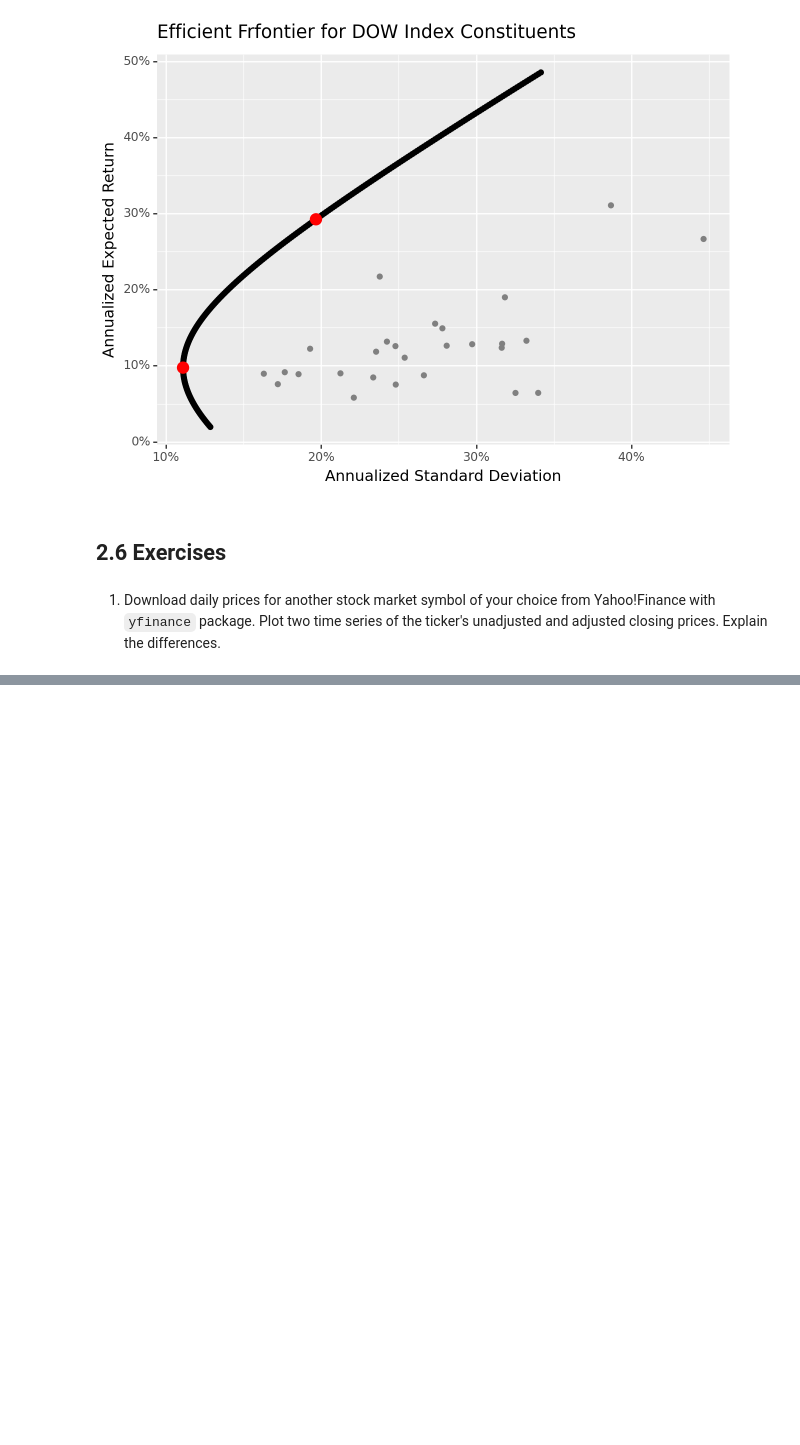
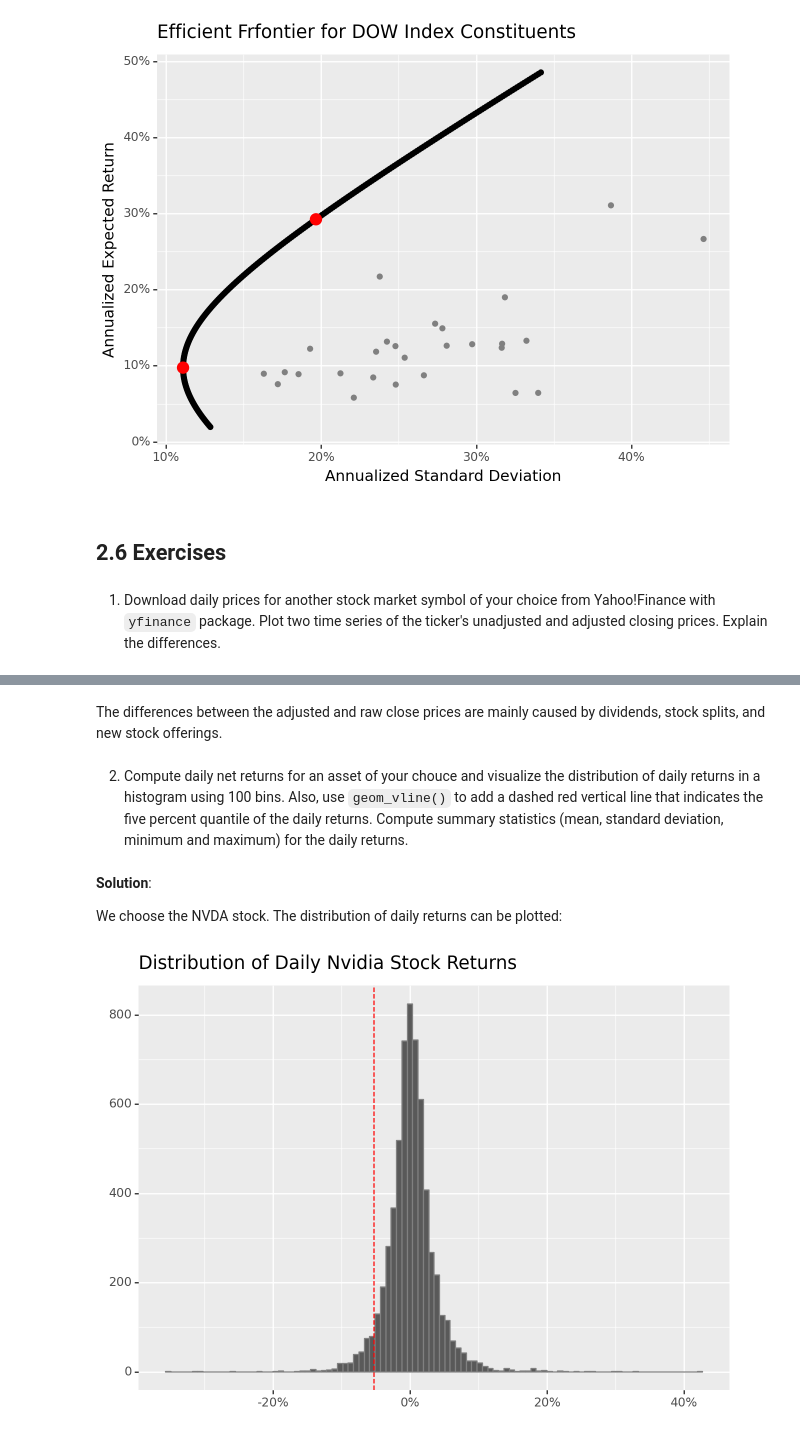
Before and after one commit to SteveXFLiu/tidyFinance, a Jupyter notebook: ch02.ipynb, the cells around one changed output, grey strips where cells are left out. Cells and saved outputs as stored; diff of their text form; code cells hidden in the pictures; blank space fills up the shorter version.

```diff
--- a/ch02.ipynb
+++ b/ch02.ipynb
@@ -755,0 +769,59 @@ prices_figure.draw()
+# %% [markdown]
+The differences between the adjusted and raw close prices are mainly caused by dividends, stock splits, and new stock offerings.
+# %% [markdown]
+2. Compute daily net returns for an asset of your chouce and visualize the distribution of daily returns in a histogram using 100 bins. Also, use `geom_vline()` to add a dashed red vertical line that indicates the five percent quantile of the daily returns. Compute summary statistics (mean, standard deviation, minimum and maximum) for the daily returns.
+# %% [markdown]
+**Solution**:
+
+We choose the NVDA stock. The distribution of daily returns can be plotted:
+# %%
+import pandas as pd
+import numpy as np
+import yfinance as yf
+from plotnine import ggplot, aes, geom_histogram, geom_vline, labs, scale_x_continuous
+from mizani.formatters import percent_format
+
+raw = (
+    yf.download(
+        tickers='NVDA',
+        start="2000-01-01",
+        end="2024-06-30",
+        progress=False
+    )
+    .reset_index()
+    .assign(symbol="NVDA")
+)
+
+prices = (
+    raw[["symbol", "Date", "Adj Close"]]
+    .rename(columns={
+        "Date": "date",
+        "Adj Close": "adjusted"
+    })
+)
+
+returns = (
+    prices
+    .sort_values("date")
+    .assign(ret=lambda x: x["adjusted"].pct_change())
+    .get(["symbol", "date", "ret"])
+    .dropna()
+)
+
+quantile_05 = returns["ret"].quantile(0.05)
+
+returns_dist_figure = (
+    ggplot(returns, aes(x="ret")) +
+    geom_histogram(bins=100,
+                   color="gray") +
+    geom_vline(aes(xintercept=quantile_05),
+               linetype="dashed",
+               color="red") +
+    labs(x="", y="",
+         title="Distribution of Daily Nvidia Stock Returns") +
+    scale_x_continuous(labels=percent_format())
+)
+
+returns_dist_figure.draw()
+# %% [output]
+[figure, added]
```
Also changed, not shown: parts of 12 cells of this notebook.
